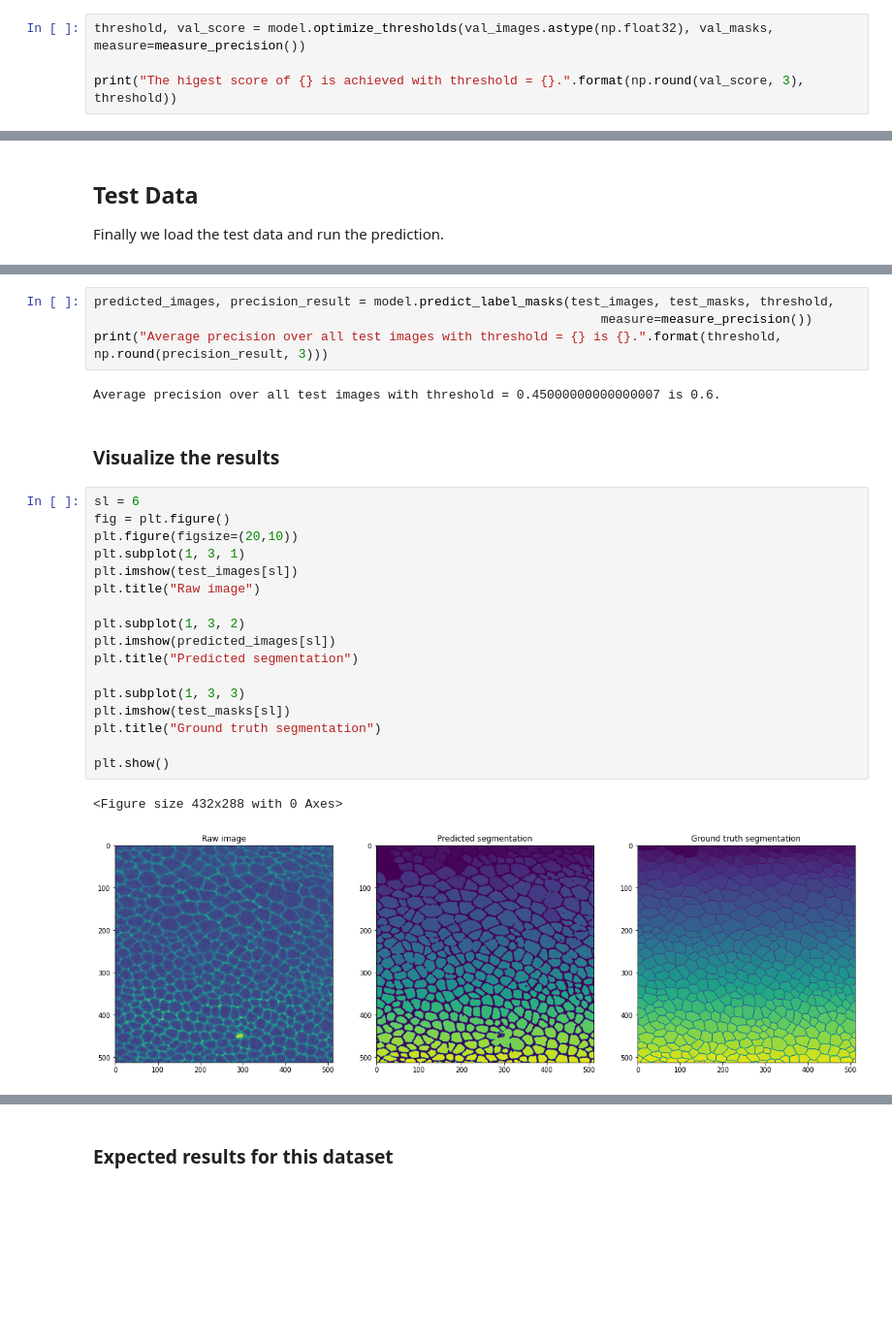
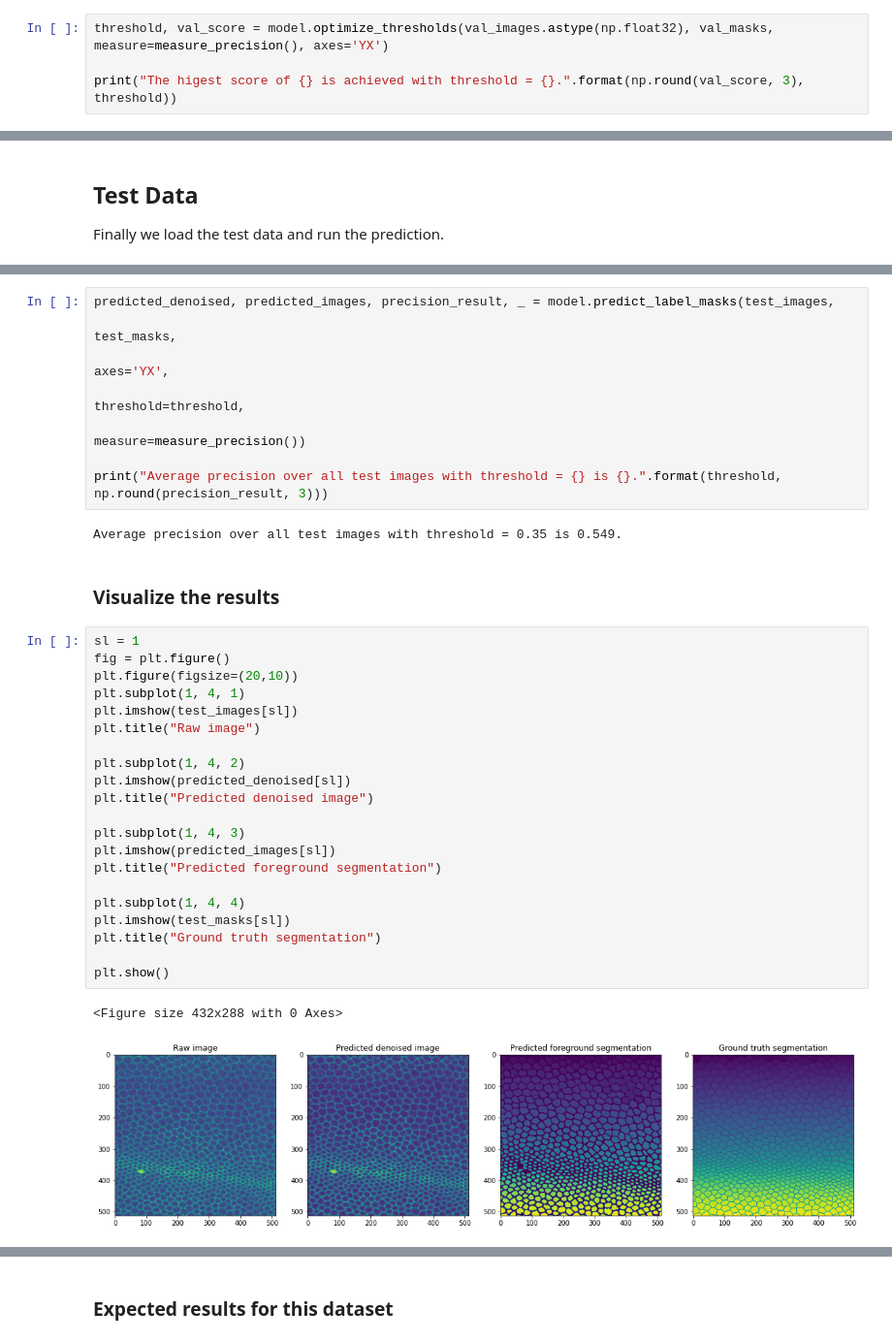
Before and after one commit to juglab/DenoiSeg, a Jupyter notebook: examples/DenoiSeg_2D/FlyWing_DenoiSeg_Example.ipynb, the cells around one changed output, grey strips where cells are left out. Shown: that part at 97% size. Saved outputs shown, nothing was run; the diff lists cells and outputs as text; blank space fills up the shorter version.

```diff
--- a/examples/DenoiSeg_2D/FlyWing_DenoiSeg_Example.ipynb
+++ b/examples/DenoiSeg_2D/FlyWing_DenoiSeg_Example.ipynb
@@ -243,7 +255,7 @@ The network predicts 4 output channels:
 
 We will threshold the foreground prediction image to obtain object segmentations. The optimal threshold is determined on the validation data. Additionally we can optimize the threshold for a given measure. In this case we choose the Average Precision (AP) measure.
 # %%
-threshold, val_score = model.optimize_thresholds(val_images.astype(np.float32), val_masks, measure=measure_precision())
+threshold, val_score = model.optimize_thresholds(val_images.astype(np.float32), val_masks, measure=measure_precision(), axes='YX')
 
 print("The higest score of {} is achieved with threshold = {}.".format(np.round(val_score, 3), threshold))
 # %% [output]
@@ -278,31 +292,39 @@ test_masks = test_data['Y_test']
 # %%
-predicted_images, precision_result = model.predict_label_masks(test_images, test_masks, threshold,
-                                                                   measure=measure_precision())
+predicted_denoised, predicted_images, precision_result, _ = model.predict_label_masks(test_images,
+                                                                                                       test_masks,
+                                                                                                       axes='YX',
+                                                                                                       threshold=threshold,
+                                                                                                       measure=measure_precision())
+
 print("Average precision over all test images with threshold = {} is {}.".format(threshold, np.round(precision_result, 3)))
 # %% [output]
-Average precision over all test images with threshold = 0.45000000000000007 is 0.6.
+Average precision over all test images with threshold = 0.35 is 0.549.
 # %% [markdown]
 ### Visualize the results
 # %%
-sl = 6
+sl = 1
 fig = plt.figure()
 plt.figure(figsize=(20,10))
-plt.subplot(1, 3, 1)
+plt.subplot(1, 4, 1)
 plt.imshow(test_images[sl])
 plt.title("Raw image")
 
-plt.subplot(1, 3, 2)
+plt.subplot(1, 4, 2)
+plt.imshow(predicted_denoised[sl])
+plt.title("Predicted denoised image")
+
+plt.subplot(1, 4, 3)
 plt.imshow(predicted_images[sl])
-plt.title("Predicted segmentation")
+plt.title("Predicted foreground segmentation")
 
-plt.subplot(1, 3, 3)
+plt.subplot(1, 4, 4)
 plt.imshow(test_masks[sl])
 plt.title("Ground truth segmentation")
 
 plt.show()
 # %% [output]
 <Figure size 432x288 with 0 Axes>
-[figure, old version]
+[figure, new version]
 # %%
 print("Number of annotated images used for training:", number_of_annotated_training_images)
 print("Noise level:", noise_level)
```
Also changed, not shown: parts of 14 cells of this notebook, 7 other files.
